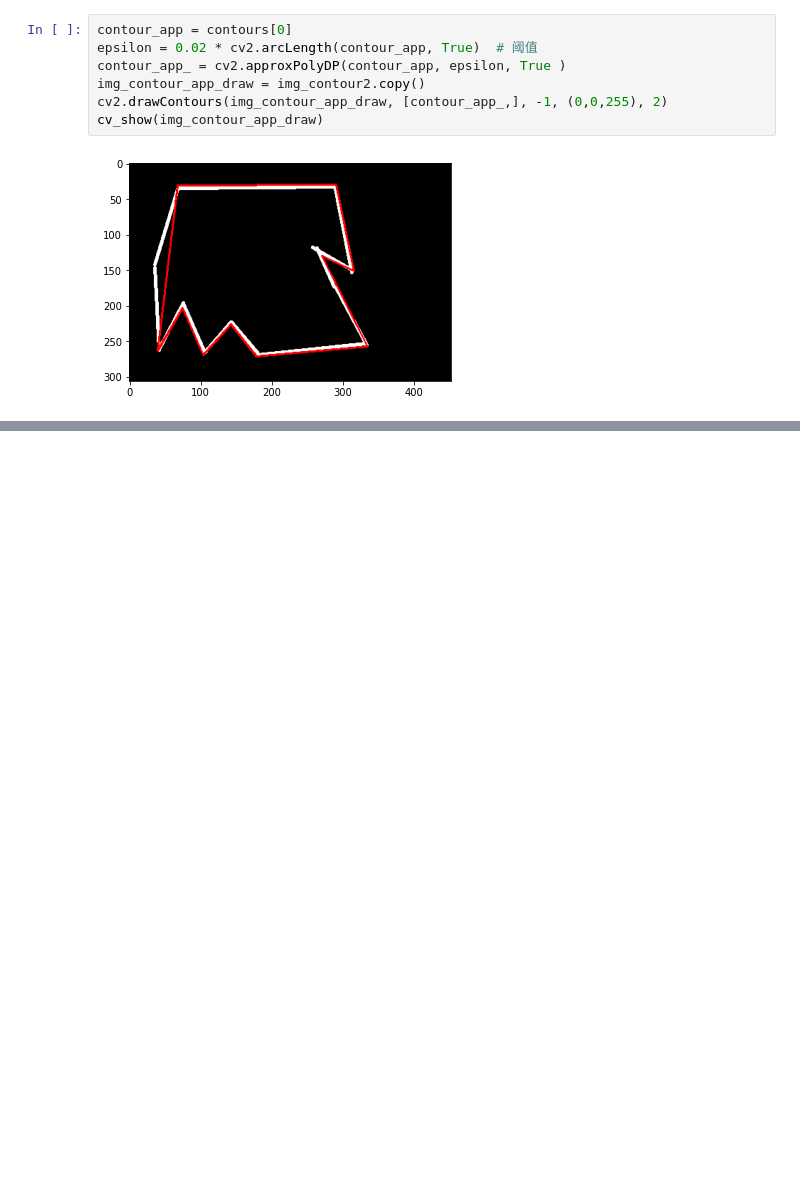
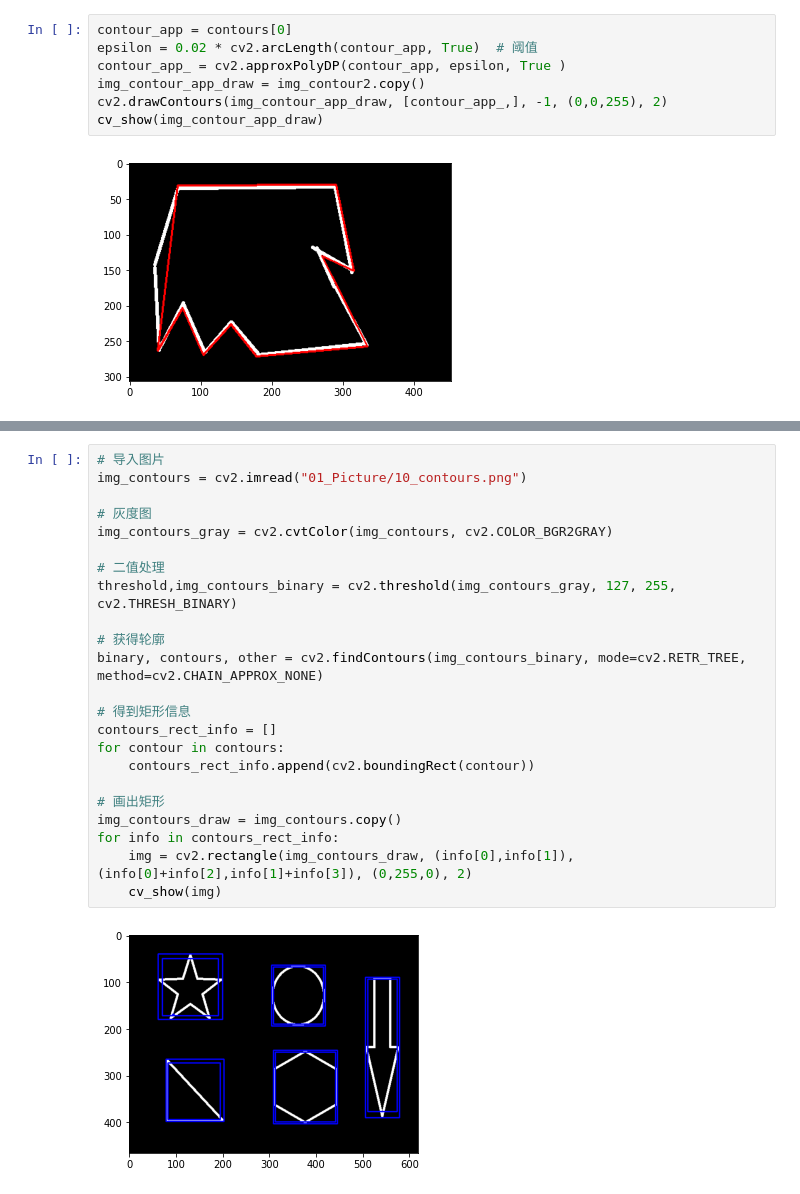
Before and after one commit to gchenustc/opencv, a Jupyter notebook: 轮廓检测.ipynb, the cells around one changed output, grey strips where cells are left out. Saved outputs shown, nothing was run; the diff lists cells and outputs as text; blank space fills up the shorter version.

```diff
--- a/轮廓检测.ipynb
+++ b/轮廓检测.ipynb
@@ -157,0 +162,25 @@ cv_show(img_contour_app_draw)
+# %%
+# 导入图片
+img_contours = cv2.imread("01_Picture/10_contours.png")
+
+# 灰度图
+img_contours_gray = cv2.cvtColor(img_contours, cv2.COLOR_BGR2GRAY)
+
+# 二值处理
+threshold,img_contours_binary = cv2.threshold(img_contours_gray, 127, 255, cv2.THRESH_BINARY)
+
+# 获得轮廓
+binary, contours, other = cv2.findContours(img_contours_binary, mode=cv2.RETR_TREE, method=cv2.CHAIN_APPROX_NONE)
+
+# 得到矩形信息
+contours_rect_info = []
+for contour in contours:
+    contours_rect_info.append(cv2.boundingRect(contour))
+
+# 画出矩形
+img_contours_draw = img_contours.copy()
+for info in contours_rect_info:
+    img = cv2.rectangle(img_contours_draw, (info[0],info[1]), (info[0]+info[2],info[1]+info[3]), (0,255,0), 2)
+    cv_show(img)
+# %% [output]
+[figure, added]
```
Also changed, not shown: parts of 6 cells of this notebook, 3 other files.
